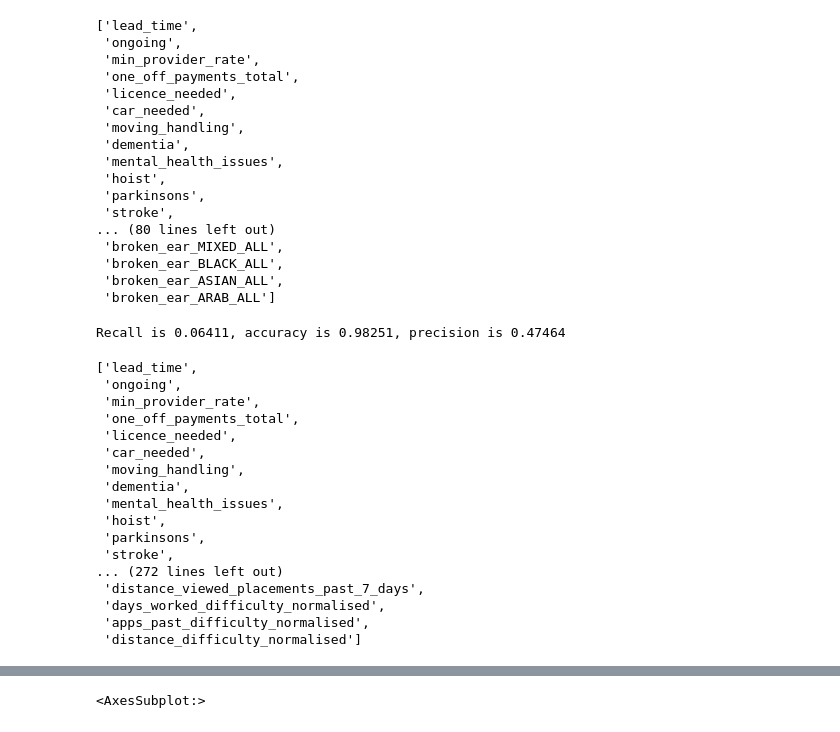
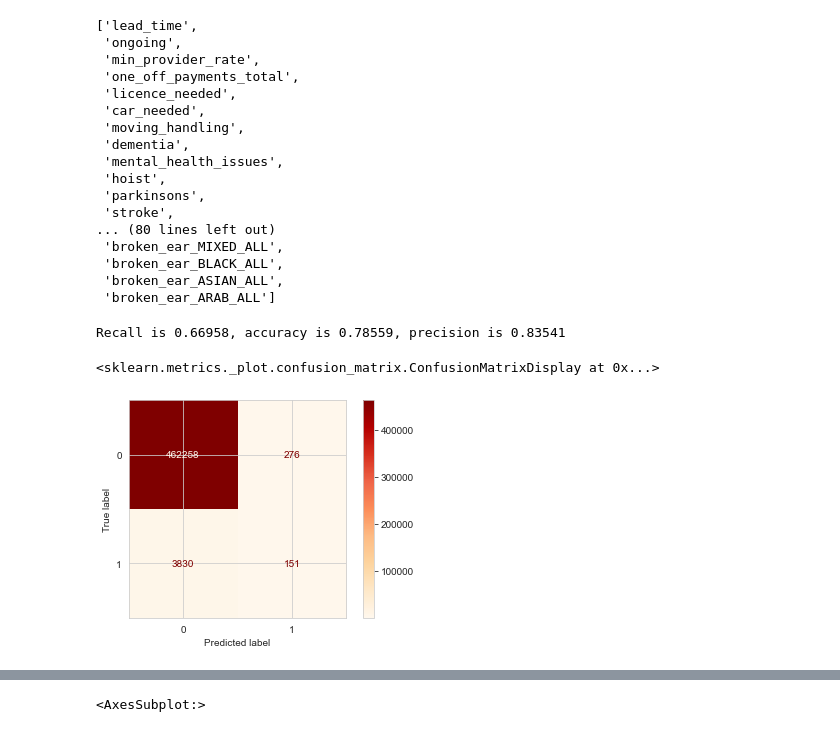
Before and after one commit to bonaventura-elder/carer_targeting, a Jupyter notebook: src/training.ipynb, the cells around one changed output, grey strips where cells are left out. Cells and saved outputs as stored; diff of their text form; code cells hidden in the pictures.

```diff
--- a/src/training.ipynb
+++ b/src/training.ipynb
@@ -482,9 +529,10 @@ predictors
 # %%
  # 'days_worked_past_90',
 f_predictors = [
-'difficulty_normalised','days_worked_past_90','apps_past_7_days',
+'difficulty_normalised','cluster_days_worked_past_90','cluster_apps_past_7_days',
     'carer_gender_FEMALE','log_lead_time','distance_km',
-    'has_dogs','log_years_on_elder', 'max_cr_age'
+    'has_dogs','log_years_on_elder', 'max_cr_age',
+     'min_provider_rate','ethnicities_at_risk_BLACK_ALL', 'ongoing'
 ]
 model.fit(X_train[f_predictors], np.ravel(y_train))
 
@@ -494,24 +542,9 @@ pred_probs = model.predict_proba(X_eval[f_predictors])
 
 print(f'Recall is {round(recall_score(y_eval,preds),5)}, accuracy is {round(accuracy_score(y_eval,preds),5)}, precision is {round(precision_score(y_eval,preds),5)}')
 # %% [output]
-Recall is 0.06411, accuracy is 0.98251, precision is 0.47464
+Recall is 0.66958, accuracy is 0.78559, precision is 0.83541
-# %%
-X_train.columns.tolist()
-# %% [output]
-['lead_time',
- 'ongoing',
- 'min_provider_rate',
- 'one_off_payments_total',
- 'licence_needed',
- 'car_needed',
- 'moving_handling',
- 'dementia',
- 'mental_health_issues',
- 'hoist',
- 'parkinsons',
- 'stroke',
-... (272 lines left out)
- 'distance_viewed_placements_past_7_days',
- 'days_worked_difficulty_normalised',
- 'apps_past_difficulty_normalised',
- 'distance_difficulty_normalised']
+# %%
+plot_confusion_matrix(model,X_eval[f_predictors],y_eval, cmap = 'OrRd')
+# %% [output]
+<sklearn.metrics._plot.confusion_matrix.ConfusionMatrixDisplay at 0x...>
+[figure, added]
```
Also changed, not shown: parts of 29 cells of this notebook, 1 other file.
